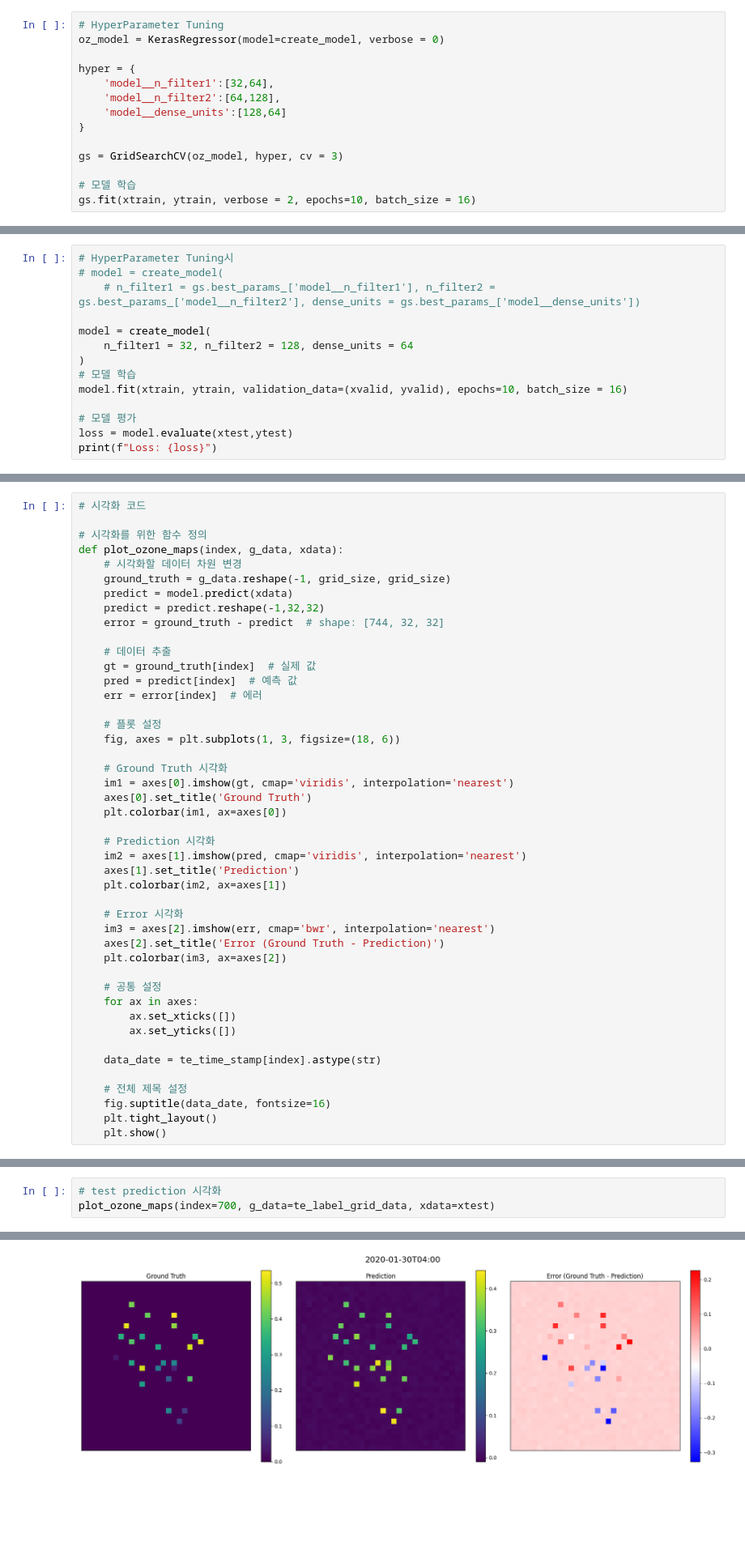
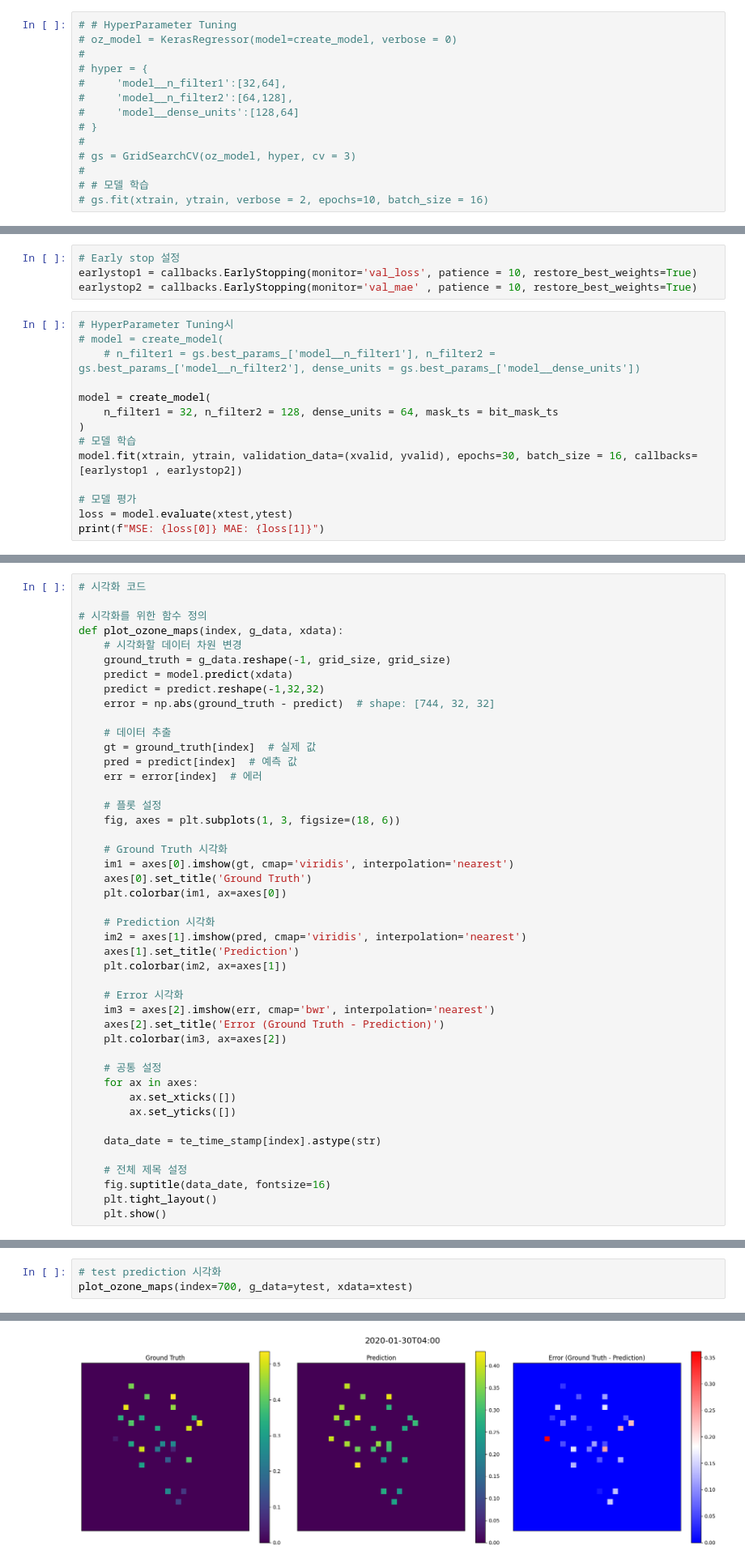
Before and after one commit to kminseong841/ML-Research, a Jupyter notebook: ConvLSTM.ipynb, the cells around one changed output, grey strips where cells are left out. Shown: that part at 81% size. Drawn from its saved outputs; the diff is of its cells as text; blank space fills up the shorter version.

Commit message:
bitmasking, EarlyStopping
EarlyStopping에서 patience와 restore_best_weights 추가

```diff
--- a/ConvLSTM.ipynb
+++ b/ConvLSTM.ipynb
@@ -369,16 +381,16 @@ def create_model(n_filter1=32, n_filter2=64, dense_units=128):
 
   return convlstm
 # %%
-# HyperParameter Tuning
-oz_model = KerasRegressor(model=create_model, verbose = 0)
-
-hyper = {
-    'model__n_filter1':[32,64],
-    'model__n_filter2':[64,128],
-    'model__dense_units':[128,64]
-}
-
-gs = GridSearchCV(oz_model, hyper, cv = 3)
-
-# 모델 학습
-gs.fit(xtrain, ytrain, verbose = 2, epochs=10, batch_size = 16)
+# # HyperParameter Tuning
+# oz_model = KerasRegressor(model=create_model, verbose = 0)
+#
+# hyper = {
+#     'model__n_filter1':[32,64],
+#     'model__n_filter2':[64,128],
+#     'model__dense_units':[128,64]
+# }
+#
+# gs = GridSearchCV(oz_model, hyper, cv = 3)
+#
+# # 모델 학습
+# gs.fit(xtrain, ytrain, verbose = 2, epochs=10, batch_size = 16)
@@ -392,15 +400,19 @@ gs.best_score_
+# %%
+# Early stop 설정
+earlystop1 = callbacks.EarlyStopping(monitor='val_loss', patience = 10, restore_best_weights=True)
+earlystop2 = callbacks.EarlyStopping(monitor='val_mae' , patience = 10, restore_best_weights=True)
 # %%
 # HyperParameter Tuning시
 # model = create_model(
     # n_filter1 = gs.best_params_['model__n_filter1'], n_filter2 = gs.best_params_['model__n_filter2'], dense_units = gs.best_params_['model__dense_units'])
 
 model = create_model(
-    n_filter1 = 32, n_filter2 = 128, dense_units = 64
+    n_filter1 = 32, n_filter2 = 128, dense_units = 64, mask_ts = bit_mask_ts
 )
 # 모델 학습
-model.fit(xtrain, ytrain, validation_data=(xvalid, yvalid), epochs=10, batch_size = 16)
+model.fit(xtrain, ytrain, validation_data=(xvalid, yvalid), epochs=30, batch_size = 16, callbacks=[earlystop1 , earlystop2])
 
 # 모델 평가
 loss = model.evaluate(xtest,ytest)
-print(f"Loss: {loss}")
+print(f"MSE: {loss[0]} MAE: {loss[1]}")
 # %% [output]
@@ -438,7 +450,7 @@ def plot_ozone_maps(index, g_data, xdata):
     ground_truth = g_data.reshape(-1, grid_size, grid_size)
     predict = model.predict(xdata)
     predict = predict.reshape(-1,32,32)
-    error = ground_truth - predict  # shape: [744, 32, 32]
+    error = np.abs(ground_truth - predict)  # shape: [744, 32, 32]
 
     # 데이터 추출
     gt = ground_truth[index]  # 실제 값
@@ -483,4 +495,4 @@ plot_ozone_maps(index=700, g_data=label_grid_data, xdata=grid_data)
 # %%
 # test prediction 시각화
-plot_ozone_maps(index=700, g_data=te_label_grid_data, xdata=xtest)
+plot_ozone_maps(index=700, g_data=ytest, xdata=xtest)
 # %% [output]
@@ -488 +500 @@ plot_ozone_maps(index=700, g_data=te_label_grid_data, xdata=xtest)
-[figure, old version]
+[figure, new version]
```
Also changed, not shown: parts of 10 cells of this notebook.
